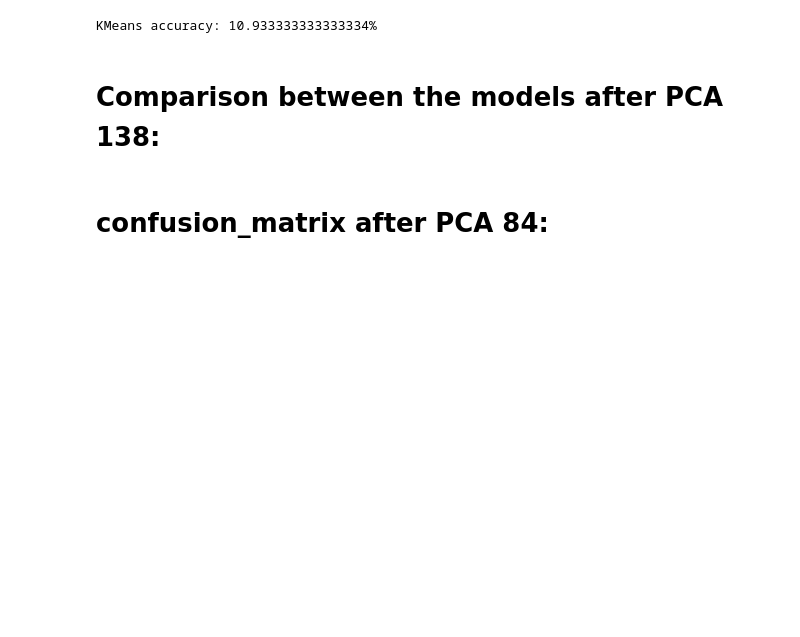
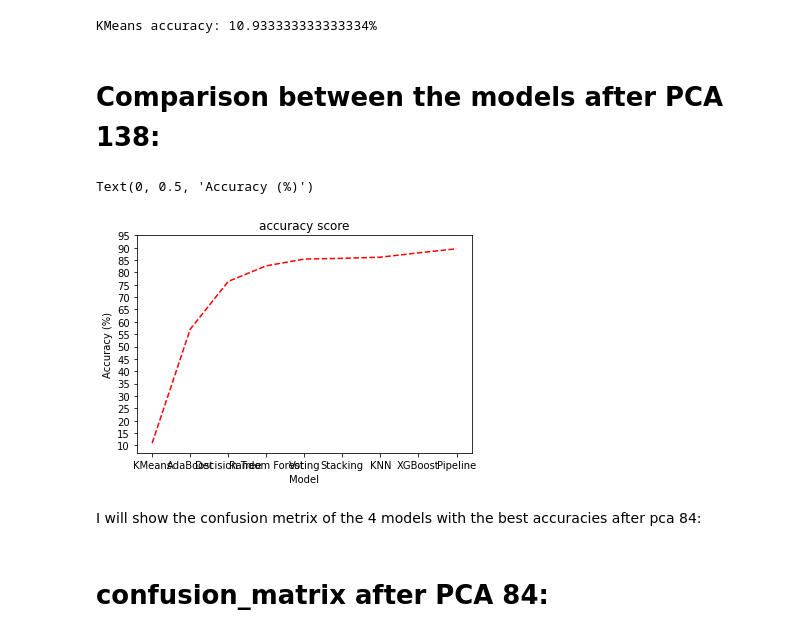
Before and after one commit to TairMazriv/FinalProject, a Jupyter notebook: fmnist.ipynb, the cells around one changed output. Saved outputs shown, nothing was run; the diff lists cells and outputs as text; code cells hidden in the pictures; blank space fills up the shorter version.

Commit message:
Add files via upload
Adding new graphs, lower pca in fmnist and comparisons

```diff
--- a/fmnist.ipynb
+++ b/fmnist.ipynb
@@ -64,7 +65,7 @@ plt.xlabel("K value")
 plt.ylabel("Score")
 plt.show()
 
-maxS = max(arr)*100
+knn_accuracy = max(arr)*100
 print ("the maximum KNN score is: " + str(maxS) + "% while k=6")
 # %% [output]
 [figure]
@@ -178,12 +179,17 @@ KMeans accuracy: 10.933333333333334%
 # %% [markdown]
 # Comparison between the models after PCA 138:
 # %%
-arrX = ['KMeans','Decision Tree', 'Stacking', 'KNN', 'AdaBoost', 'Voting', 'XGBoost', 'Random Forest', 'Pipeline']
-arrY = [kme_accuracy, clf_accuracy, sta_accuracy, knn_accuracy, ada_accuracy, vot_accuracy, xgb_accuracy, ran_accuracy, pip_accuracy]
+arrX = ['KMeans', 'AdaBoost','Decision Tree', 'Random Forest', 'Voting', 'Stacking', 'KNN', 'XGBoost', 'Pipeline']
+arrY = [kme_accuracy, ada_accuracy, clf_accuracy, ran_accuracy, vot_accuracy, sta_accuracy, knn_accuracy, xgb_accuracy, pip_accuracy]
 plt.plot (arrX, arrY, 'r--')
 plt.title('accuracy score')
 plt.yticks(np.arange(10,100,5))
 plt.xlabel("Model")
 plt.ylabel("Accuracy (%)")
+# %% [output]
+Text(0, 0.5, 'Accuracy (%)')
+[figure, added]
+# %% [markdown]
+I will show the confusion metrix of the 4 models with the best accuracies after pca 84:
 # %% [markdown]
 # confusion_matrix after PCA 84:
```
Also changed, not shown: parts of 22 cells of this notebook, 1 other file.
